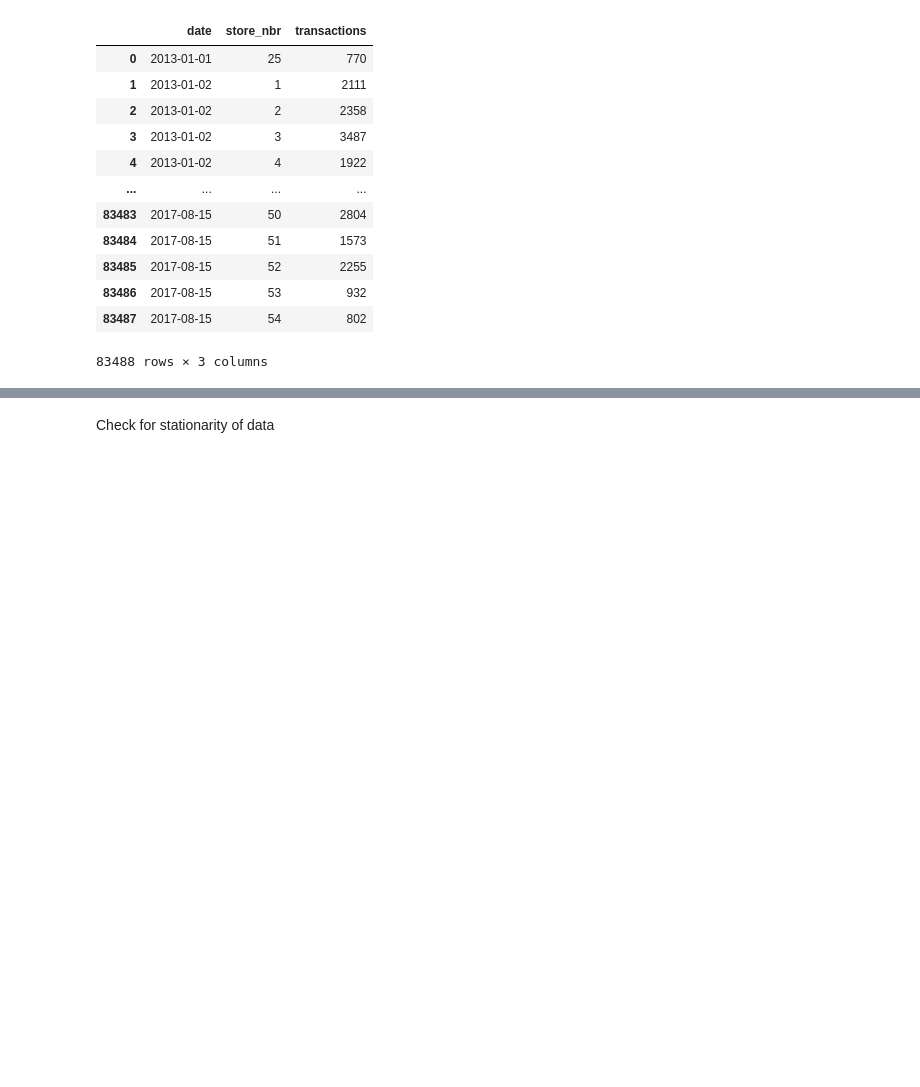
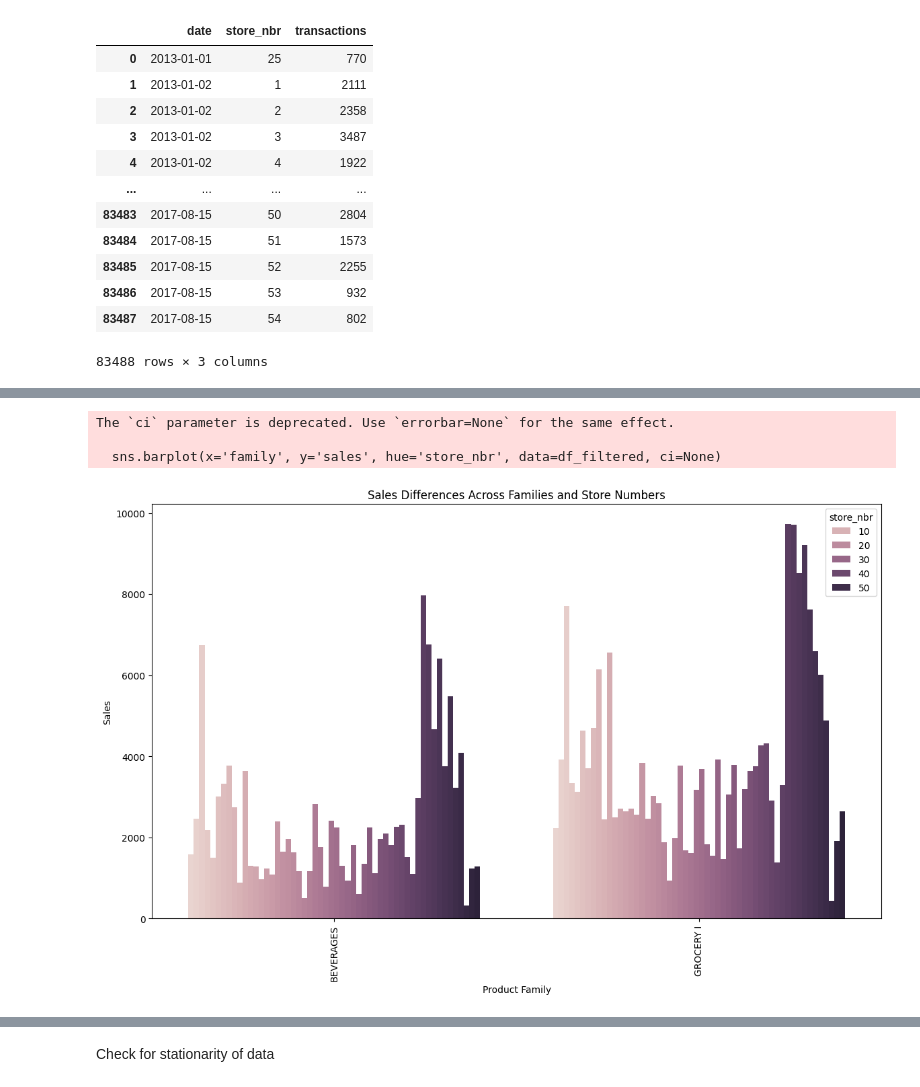
Before and after one commit to divaynagpal/MS422FinalProject, a Jupyter notebook: StoreSalesPrediction.ipynb, the cells around one changed output, grey strips where cells are left out. Drawn from its saved outputs; the diff is of its cells as text; code cells hidden in the pictures; blank space fills up the shorter version.

```diff
--- a/StoreSalesPrediction.ipynb
+++ b/StoreSalesPrediction.ipynb
@@ -18,4 +18,4 @@ df_test = pd.read_csv("../data/store-sales-time-series-forecasting/test.csv")
 df_transactions = pd.read_csv("../data/store-sales-time-series-forecasting/transactions.csv")
 df_sample_sub = pd.read_csv("../data/store-sales-time-series-forecasting/sample_submission.csv")
 # %%
-df_merged = pd.read_csv("../preprocessed_train_data.csv")
+df_merged = pd.read_csv("../data/preprocessed_train_data.csv")
@@ -494,0 +569,27 @@ df_transactions
+# %%
+import pandas as pd
+import matplotlib.pyplot as plt
+import seaborn as sns
+
+
+
+# If you have the actual dataframe, load it instead
+# df_merged = pd.read_csv("your_file.csv")
+
+selected_families = ['GROCERY I', 'BEVERAGES']
+df_filtered = df_merged[df_merged['family'].isin(selected_families)]
+
+
+# Plotting
+plt.figure(figsize=(14, 8))
+sns.barplot(x='family', y='sales', hue='store_nbr', data=df_filtered, ci=None)
+plt.title('Sales Differences Across Families and Store Numbers')
+plt.xticks(rotation=90)
+plt.xlabel('Product Family')
+plt.ylabel('Sales')
+plt.show()
+# %% [output]
+The `ci` parameter is deprecated. Use `errorbar=None` for the same effect.
+
+  sns.barplot(x='family', y='sales', hue='store_nbr', data=df_filtered, ci=None)
+[figure, added]
```
Also changed, not shown: parts of 11 cells of this notebook.
